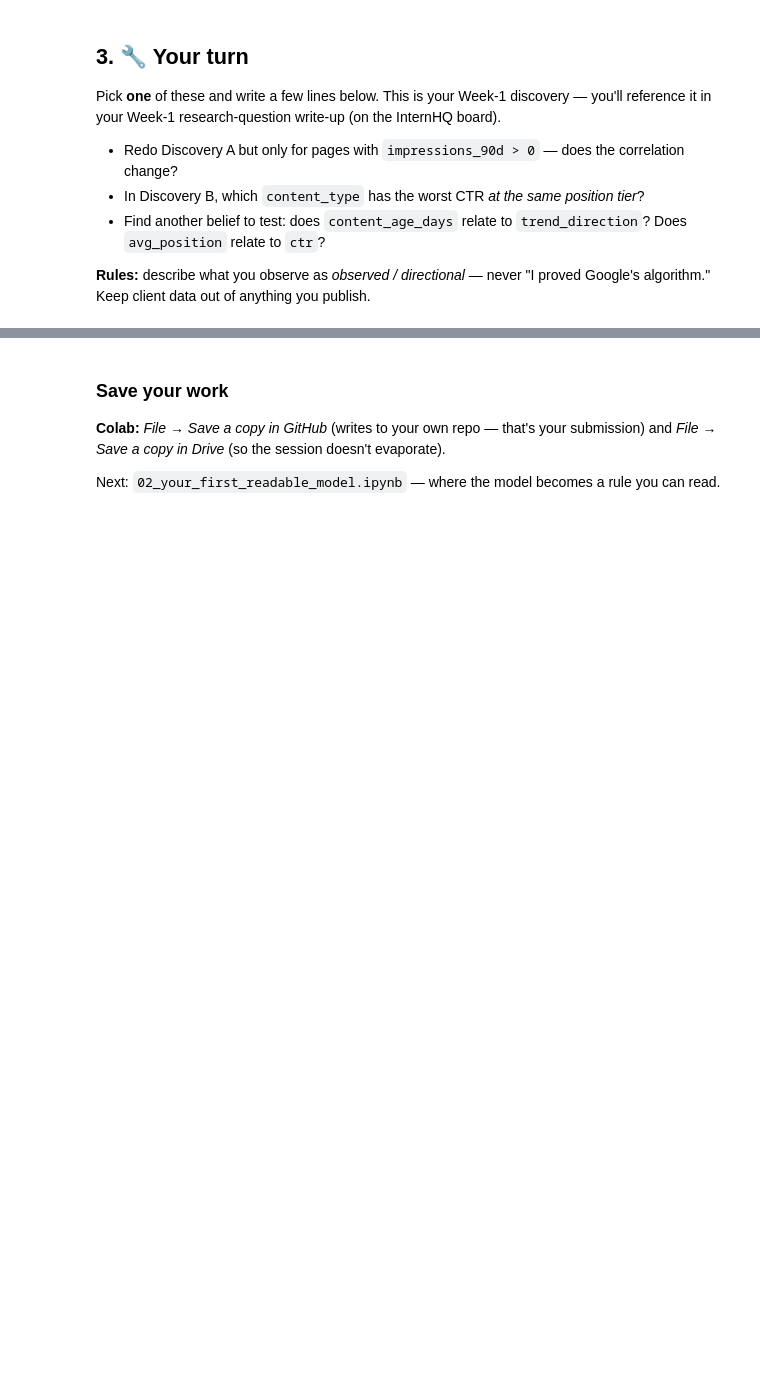
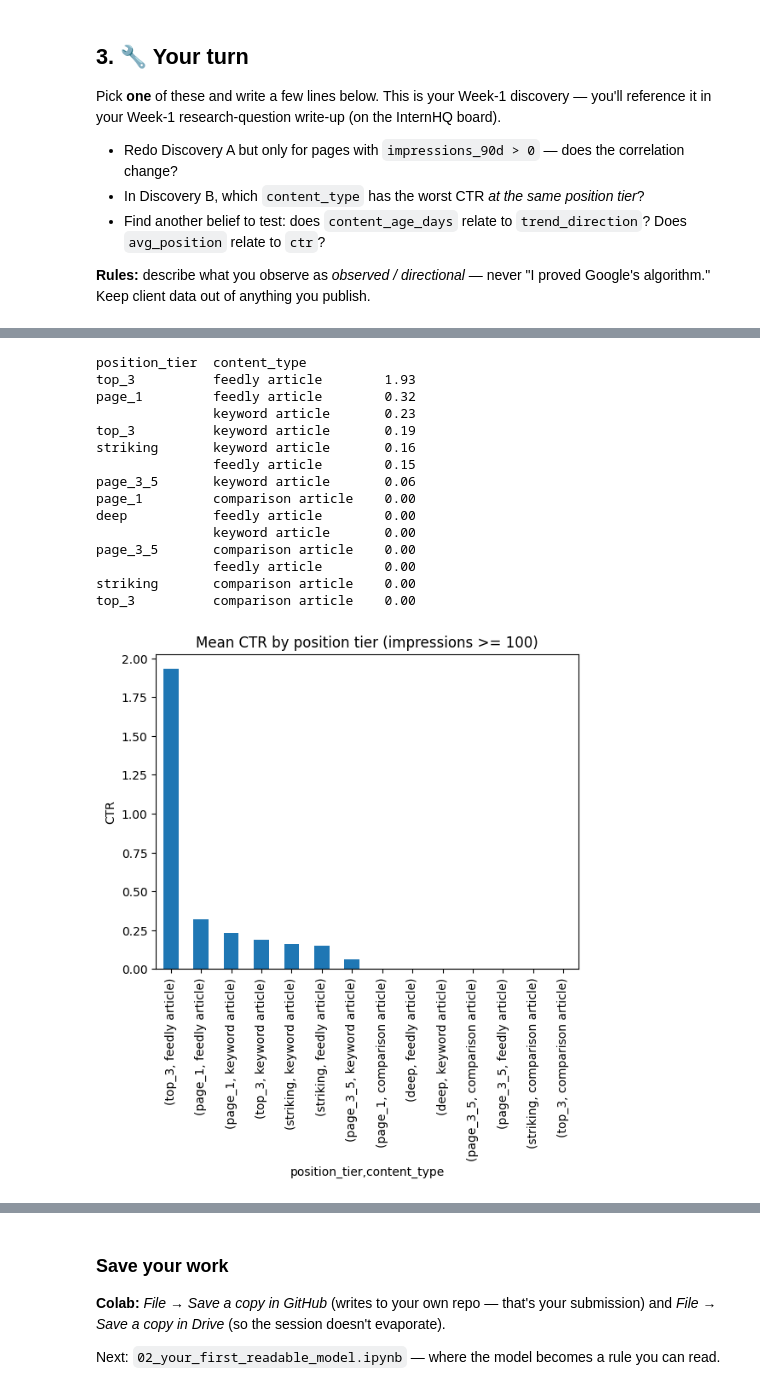
Before and after one commit to RG-01-00/flyrank_ml_intern1, a Jupyter notebook: notebooks/01_first_look_and_discovery.ipynb, the cells around one changed output, grey strips where cells are left out. Drawn from its saved outputs; the diff is of its cells as text; code cells hidden in the pictures; blank space fills up the shorter version.

```diff
--- a/notebooks/01_first_look_and_discovery.ipynb
+++ b/notebooks/01_first_look_and_discovery.ipynb
@@ -101,0 +186,23 @@ Pick **one** of these and write a few lines below. This is your Week-1 discovery
+# %%
+visible = df[df["impressions_90d"] >= 100]
+
+ctr_by_pos = visible.groupby(["position_tier" , "content_type"])["ctr"].median().sort_values(ascending=False)
+print(ctr_by_pos.round(4).to_string())
+ctr_by_pos.plot(kind="bar", title="Mean CTR by position tier (impressions >= 100)", ylabel="CTR");
+# %% [output]
+position_tier  content_type
+top_3          feedly article        1.93
+page_1         feedly article        0.32
+               keyword article       0.23
+top_3          keyword article       0.19
+striking       keyword article       0.16
+               feedly article        0.15
+page_3_5       keyword article       0.06
+page_1         comparison article    0.00
+deep           feedly article        0.00
+               keyword article       0.00
+page_3_5       comparison article    0.00
+               feedly article        0.00
+striking       comparison article    0.00
+top_3          comparison article    0.00
+[figure, added]
```
Also changed, not shown: parts of 18 cells of this notebook.
